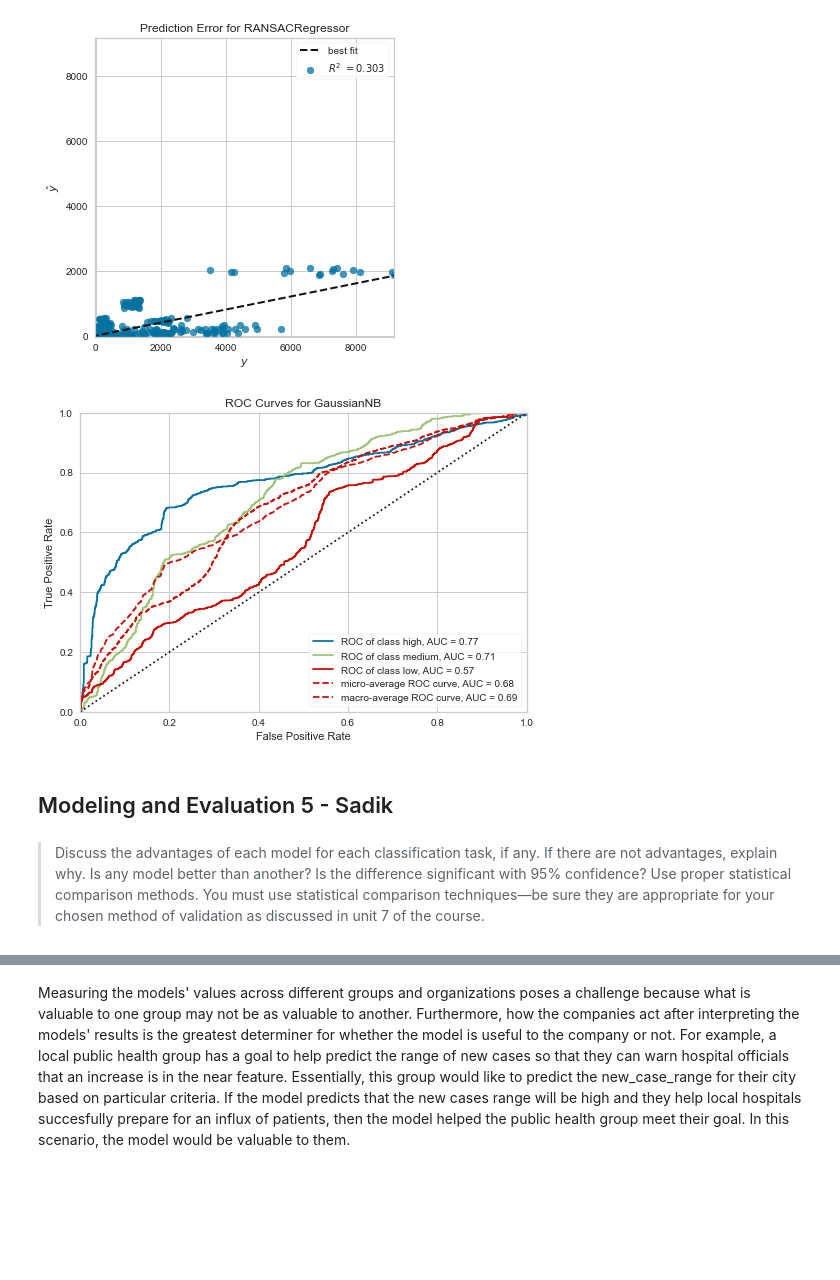
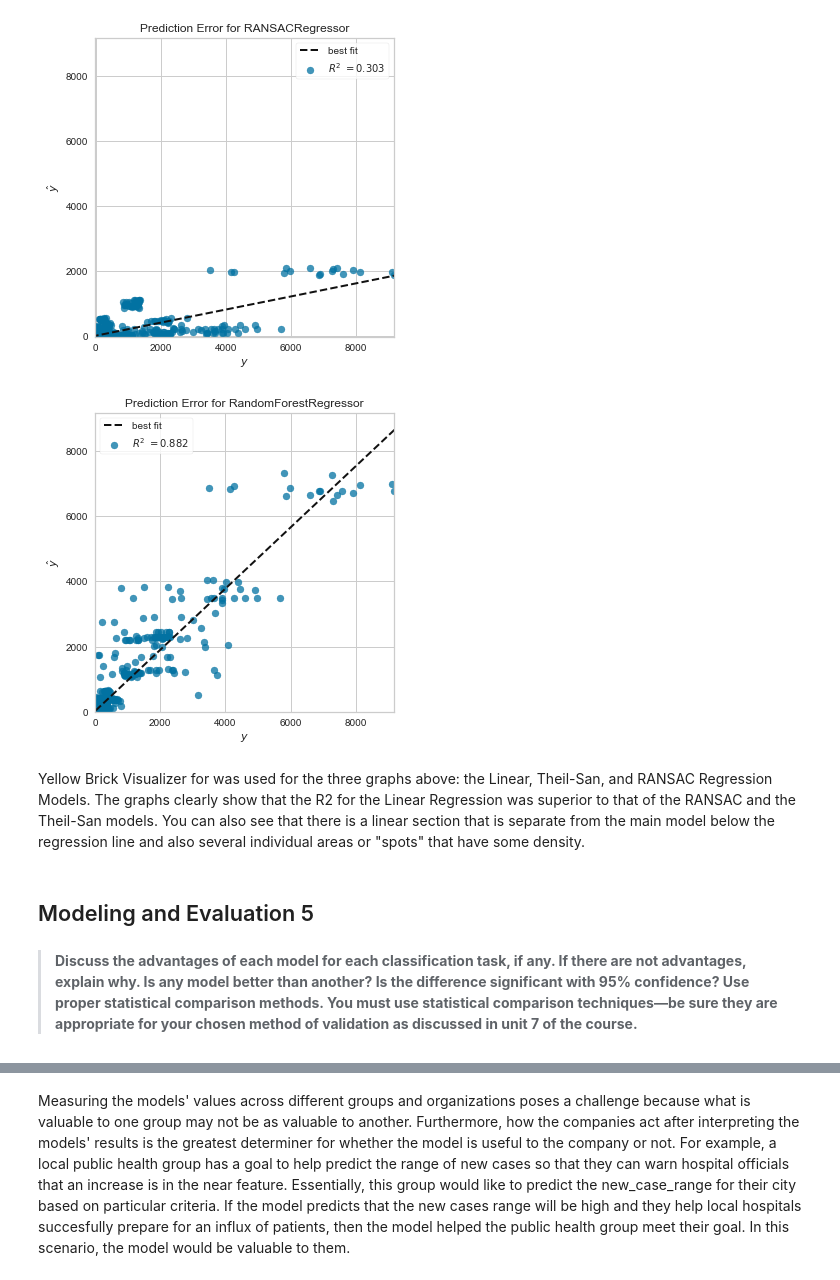
Before and after one commit to zharris1/Project-2, a Jupyter notebook: Project_2_Master.ipynb, the cells around one changed output, grey strips where cells are left out. Cells and saved outputs as stored; diff of their text form; code cells hidden in the pictures; blank space fills up the shorter version.

```diff
--- a/Project_2_Master.ipynb
+++ b/Project_2_Master.ipynb
@@ -611,18 +718,19 @@ rs_visualizer.score(X_test_scaled_reg, y_test_reg)  # Evaluate the model on the
 rs_visualizer.show();                 # Finalize and render the figure
 # %% [output]
 [figure]
-# %%
-# Yellow Brick visualizer for Prediction Error for Naive Bayes
-from yellowbrick.classifier import ROCAUC
-
-rs_visualizer = ROCAUC(gnb_clf, classes=["high", "medium", "low"])
-
-rs_visualizer.fit(X_train_scaled_cat, y_train_cat)
-rs_visualizer.score(X_test_scaled_cat, y_test_cat)
-rs_visualizer.show();
-# %% [output]
-[figure, removed]
+# %%
+# Yellow Brick visualizer for Prediction Error for Random Forest Regression
+
+rs_visualizer = PredictionError(RFregressor, identity=False)
+
+rs_visualizer.fit(X_train_scaled_reg, y_train_reg)  # Fit the training data to the visualizer
+rs_visualizer.score(X_test_scaled_reg, y_test_reg)  # Evaluate the model on the test data
+rs_visualizer.show();                 # Finalize and render the figure
+# %% [output]
+[figure, added]
+# %% [markdown]
+Yellow Brick Visualizer for was used for the three graphs above: the Linear, Theil-San, and RANSAC Regression Models. The graphs clearly show that the R2 for the Linear Regression was superior to that of the RANSAC and the Theil-San models. You can also see that there is a linear section that is separate from the main model below the regression line and also several individual areas or "spots" that have some density.
 # %% [markdown]
- ## Modeling and Evaluation 5 - Sadik
+ ## Modeling and Evaluation 5
 # %% [markdown]
-> Discuss the advantages of each model for each classification task, if any. If there are not advantages, explain why. Is any model better than another? Is the difference significant with 95% confidence? Use proper statistical comparison methods. You must use statistical comparison techniques—be sure they are appropriate for your chosen method of validation as discussed in unit 7 of the course.
+> **Discuss the advantages of each model for each classification task, if any. If there are not advantages, explain why. Is any model better than another? Is the difference significant with 95% confidence? Use proper statistical comparison methods. You must use statistical comparison techniques—be sure they are appropriate for your chosen method of validation as discussed in unit 7 of the course.**
```
Also changed, not shown: parts of 36 cells of this notebook.
